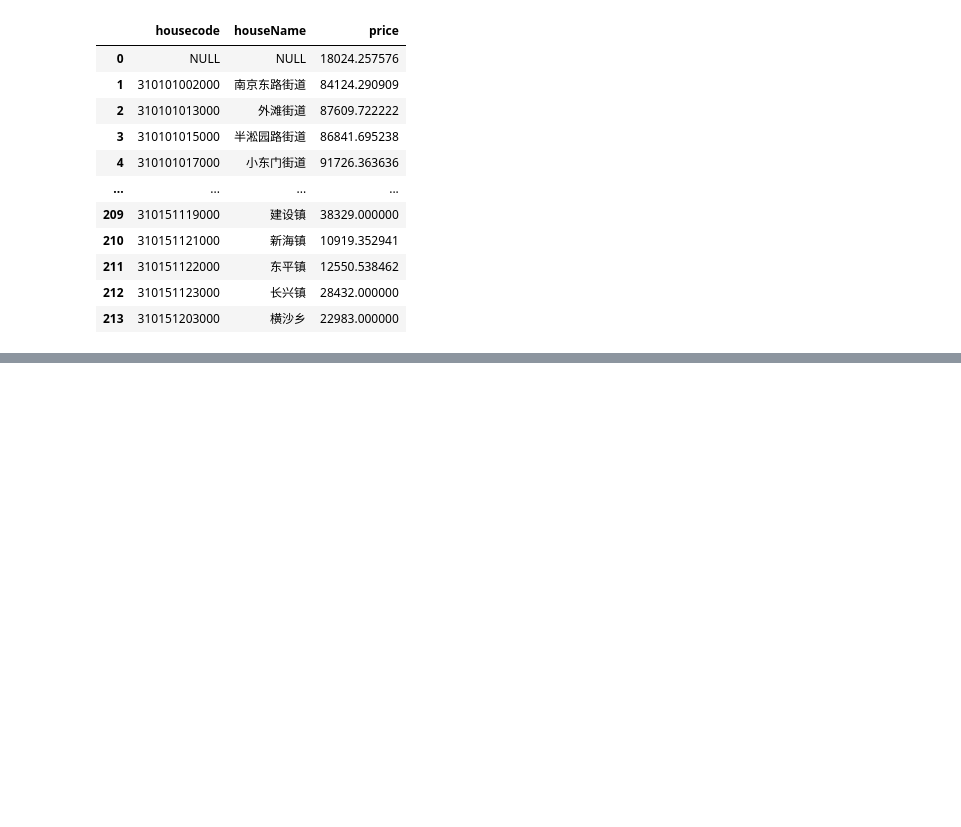
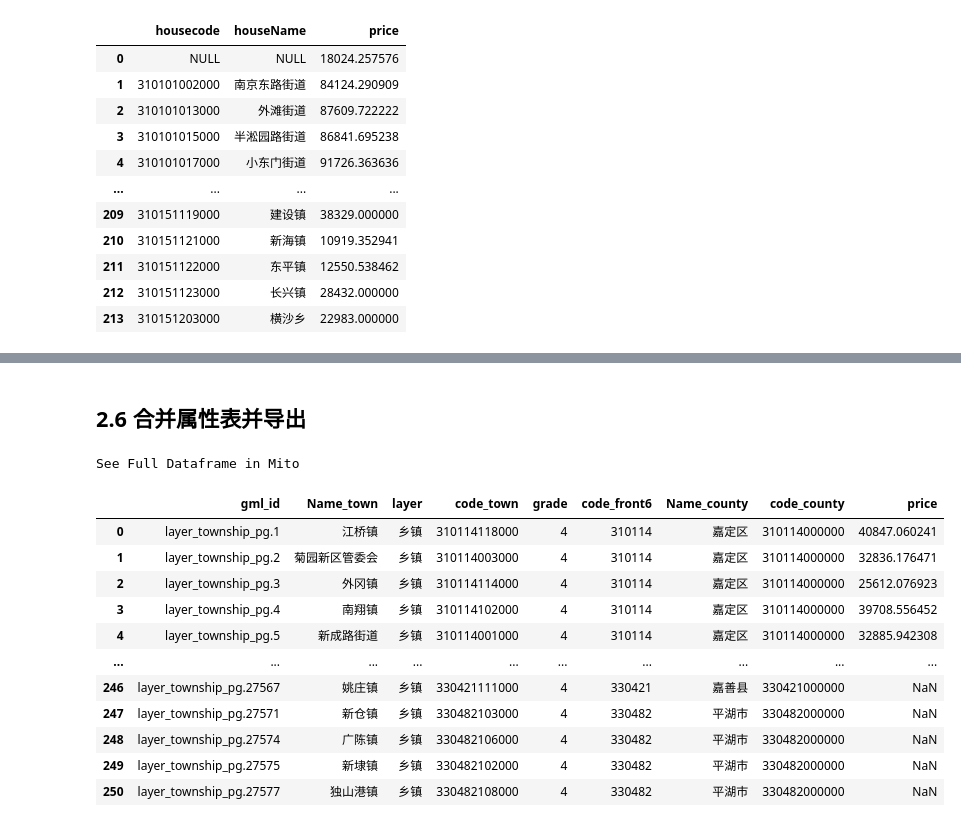
Before and after one commit to Ashes814/esri-ces-contest, a Jupyter notebook: Codes/getting_attributes.ipynb, the cells around one changed output, grey strips where cells are left out. Saved outputs shown, nothing was run; the diff lists cells and outputs as text; code cells hidden in the pictures; blank space fills up the shorter version.

Commit message:
data: update house pricing excel in downtown

```diff
--- a/Codes/getting_attributes.ipynb
+++ b/Codes/getting_attributes.ipynb
@@ -205,0 +197,23 @@ See Full Dataframe in Mito
+# %% [markdown]
+## 2.6 合并属性表并导出
+# %%
+shangtown_mergewt = shangtown_merge.merge(houseprice_town,
+                                how='left', left_on='code_town', right_on='housecode')
+shangtown_mergewt.drop(['housecode', 'houseName'],axis=1,inplace=True)
+display(shangtown_mergewt)
+
+#shangtown_mergewt.to_csv('output_data/上海乡镇单元人口普查统计带房价.csv', index=False, encoding='utf_8_sig')
+# %% [output]
+See Full Dataframe in Mito
+|  | gml_id | Name_town | layer | code_town | grade | code_front6 | Name_county | code_county | price |
+| 0 | layer_township_pg.1 | 江桥镇 | 乡镇 | 310114118000 | 4 | 310114 | 嘉定区 | 310114000000 | 40847.060241 |
+| 1 | layer_township_pg.2 | 菊园新区管委会 | 乡镇 | 310114003000 | 4 | 310114 | 嘉定区 | 310114000000 | 32836.176471 |
+| 2 | layer_township_pg.3 | 外冈镇 | 乡镇 | 310114114000 | 4 | 310114 | 嘉定区 | 310114000000 | 25612.076923 |
+| 3 | layer_township_pg.4 | 南翔镇 | 乡镇 | 310114102000 | 4 | 310114 | 嘉定区 | 310114000000 | 39708.556452 |
+| 4 | layer_township_pg.5 | 新成路街道 | 乡镇 | 310114001000 | 4 | 310114 | 嘉定区 | 310114000000 | 32885.942308 |
+| ... | ... | ... | ... | ... | ... | ... | ... | ... | ... |
+| 246 | layer_township_pg.27567 | 姚庄镇 | 乡镇 | 330421111000 | 4 | 330421 | 嘉善县 | 330421000000 | NaN |
+| 247 | layer_township_pg.27571 | 新仓镇 | 乡镇 | 330482103000 | 4 | 330482 | 平湖市 | 330482000000 | NaN |
+| 248 | layer_township_pg.27574 | 广陈镇 | 乡镇 | 330482106000 | 4 | 330482 | 平湖市 | 330482000000 | NaN |
+| 249 | layer_township_pg.27575 | 新埭镇 | 乡镇 | 330482102000 | 4 | 330482 | 平湖市 | 330482000000 | NaN |
+| 250 | layer_township_pg.27577 | 独山港镇 | 乡镇 | 330482108000 | 4 | 330482 | 平湖市 | 330482000000 | NaN |
```
Also changed, not shown: parts of 8 cells of this notebook, 3 other files.
